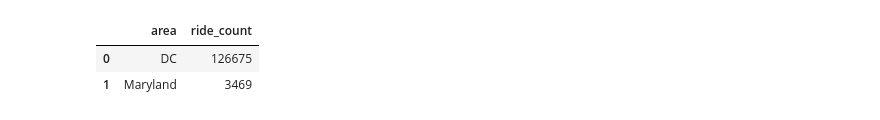
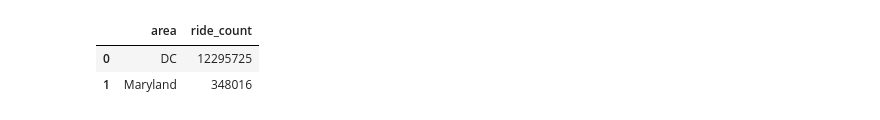
Before and after one commit to pabs-llama/projects, a Jupyter notebook: project_3_ capitalbikeshare/dc_maryland_workbook.ipynb, the cells around one changed output. Saved outputs shown, nothing was run; the diff lists cells and outputs as text; code cells hidden in the pictures.

Commit message:
plotting ride increase over the last 3 years in dc and maryland

```diff
--- a/project_3_ capitalbikeshare/dc_maryland_workbook.ipynb
+++ b/project_3_ capitalbikeshare/dc_maryland_workbook.ipynb
@@ -29,5 +49,5 @@ dc_maryland_gdf = pd.read_csv("dc_maryland_gdf_full_updated.csv",parse_dates= ["
 # %%
-dc_maryland_gdf["rideable_type"] = dc_maryland_gdf["rideable_type"].astype("category")
-dc_maryland_gdf["start_station_name"] = dc_maryland_gdf["start_station_name"].astype("category")
-dc_maryland_gdf["end_station_name"] = dc_maryland_gdf["end_station_name"].astype("category")
-dc_maryland_gdf["member_casual"] = dc_maryland_gdf["member_casual"].astype("category")
+dc_maryland_gdf["COUNTY"] = dc_maryland_gdf["COUNTY"].astype("category")
+dc_maryland_gdf["NAME"] = dc_maryland_gdf["NAME"].astype("category")
+dc_maryland_gdf["area"] = dc_maryland_gdf["area"].astype("category")
+dc_maryland_gdf["year"] = dc_maryland_gdf["year"].astype("int")
@@ -48,8 +58,8 @@ bikes['area'] = np.where(bikes['WARD'].notnull(), 'DC', 'Maryland')
 # %%
 # # Count rides per area
-rides_per_ward = bikes.groupby("area").size().reset_index(name="ride_count")
-rides_per_ward
+rides_per_area = dc_maryland_gdf.groupby("area",observed=False).size().reset_index(name="ride_count")
+rides_per_area
 # %% [output]
 |  | area | ride_count |
-| 0 | DC | 126675 |
-| 1 | Maryland | 3469 |
+| 0 | DC | 12295725 |
+| 1 | Maryland | 348016 |
```
Also changed, not shown: parts of 20 cells of this notebook.
